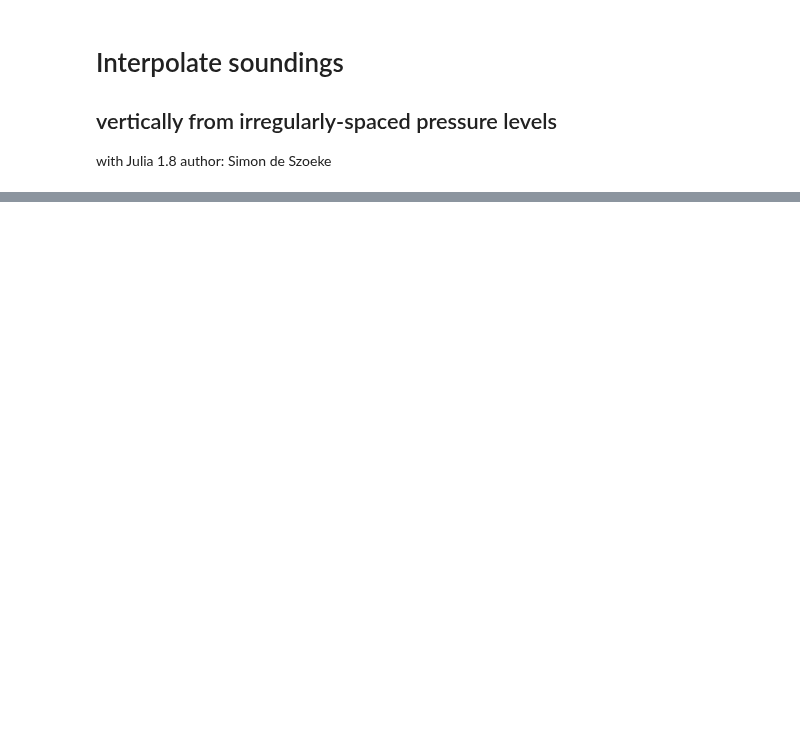
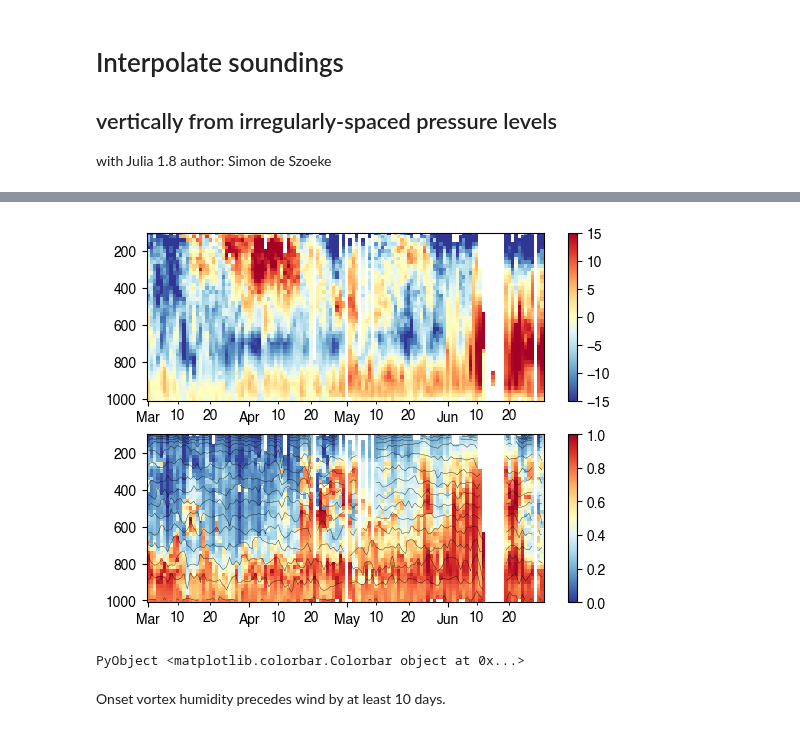
Before and after one commit to deszoeke/ASTRAL-soundings, a Jupyter notebook: src/interp_soundings.ipynb, the cells around one changed output, grey strips where cells are left out. Cells and saved outputs as stored; diff of their text form; code cells hidden in the pictures; blank space fills up the shorter version.

```diff
--- a/src/interp_soundings.ipynb
+++ b/src/interp_soundings.ipynb
@@ -111,0 +253,25 @@ data["u_wind"][:][:]
+# %%
+ax1=subplot(2,1,1)
+pcolormesh(dr, plevs, soundings["u_wind"]', vmin=-15, vmax=15, cmap=ColorMap("RdYlBu_r"))
+ylim([1010, 100])
+ax1.xaxis.set_major_locator(mdates.MonthLocator())
+ax1.xaxis.set_minor_locator(mdates.DayLocator((10, 20)))
+ax1.xaxis.set_major_formatter(mdates.DateFormatter("%b"))
+ax1.xaxis.set_minor_formatter(mdates.DateFormatter("%d"))
+colorbar()
+
+ax2=subplot(2,1,2)
+# pcolormesh(dr, plevs, 1e3*q', vmin=0, vmax=18, cmap=ColorMap("RdYlBu_r"))
+pc2 = pcolormesh(dr, plevs, rh', vmin=0, vmax=1.0, cmap=ColorMap("RdYlBu_r"))
+contour(dr, plevs, th', colors="k", linewidths=0.25, levels=20)
+ylim([1010, 100])
+ax2.xaxis.set_major_locator(mdates.MonthLocator())
+ax2.xaxis.set_minor_locator(mdates.DayLocator((10, 20)))
+ax2.xaxis.set_major_formatter(mdates.DateFormatter("%b"))
+ax2.xaxis.set_minor_formatter(mdates.DateFormatter("%d"))
+colorbar(pc2)
+# %% [output]
+[figure, added]
+PyObject <matplotlib.colorbar.Colorbar object at 0x...>
+# %% [markdown]
+Onset vortex humidity precedes wind by at least 10 days.
```
Also changed, not shown: parts of 15 cells of this notebook, 2 other files.
